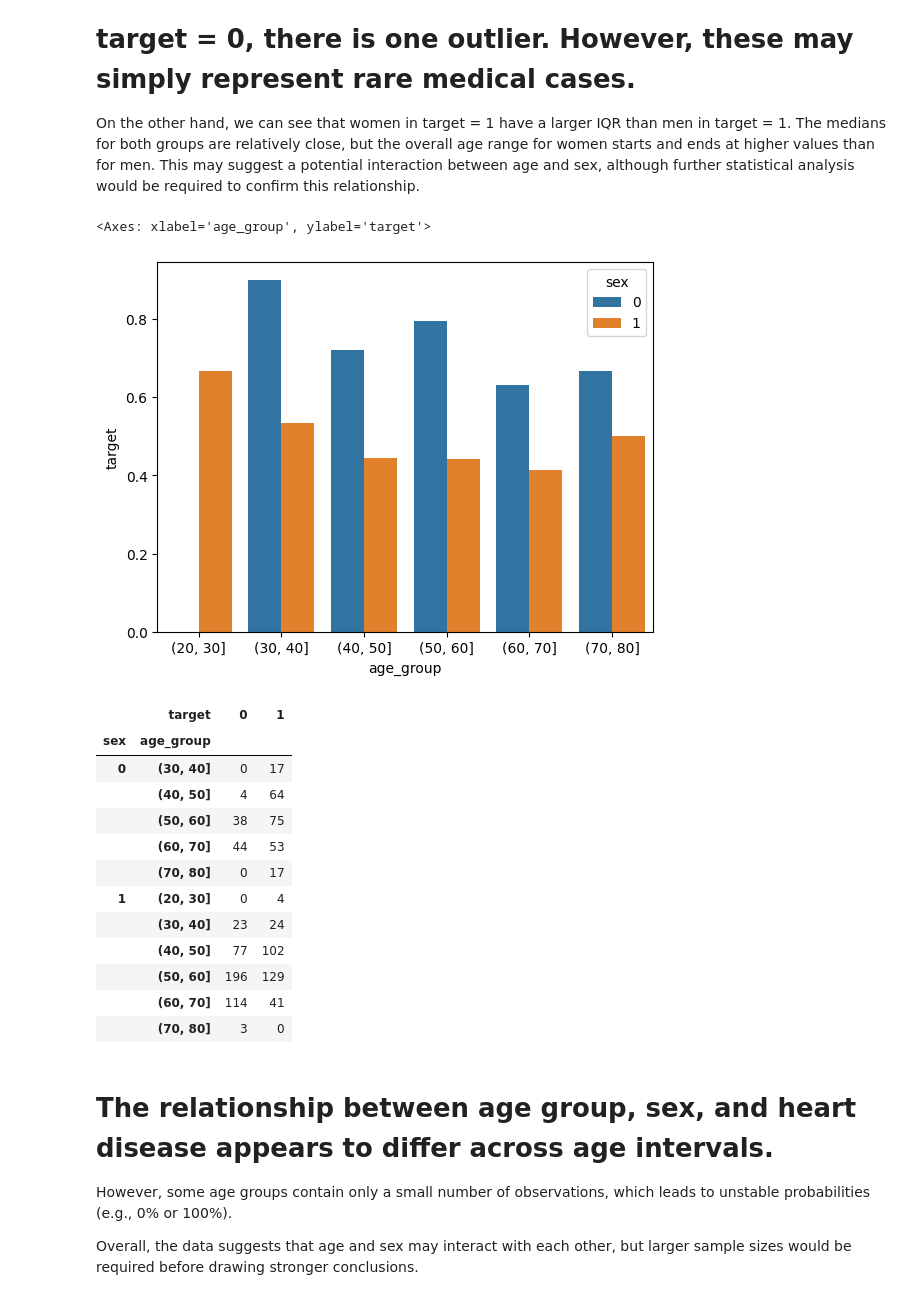
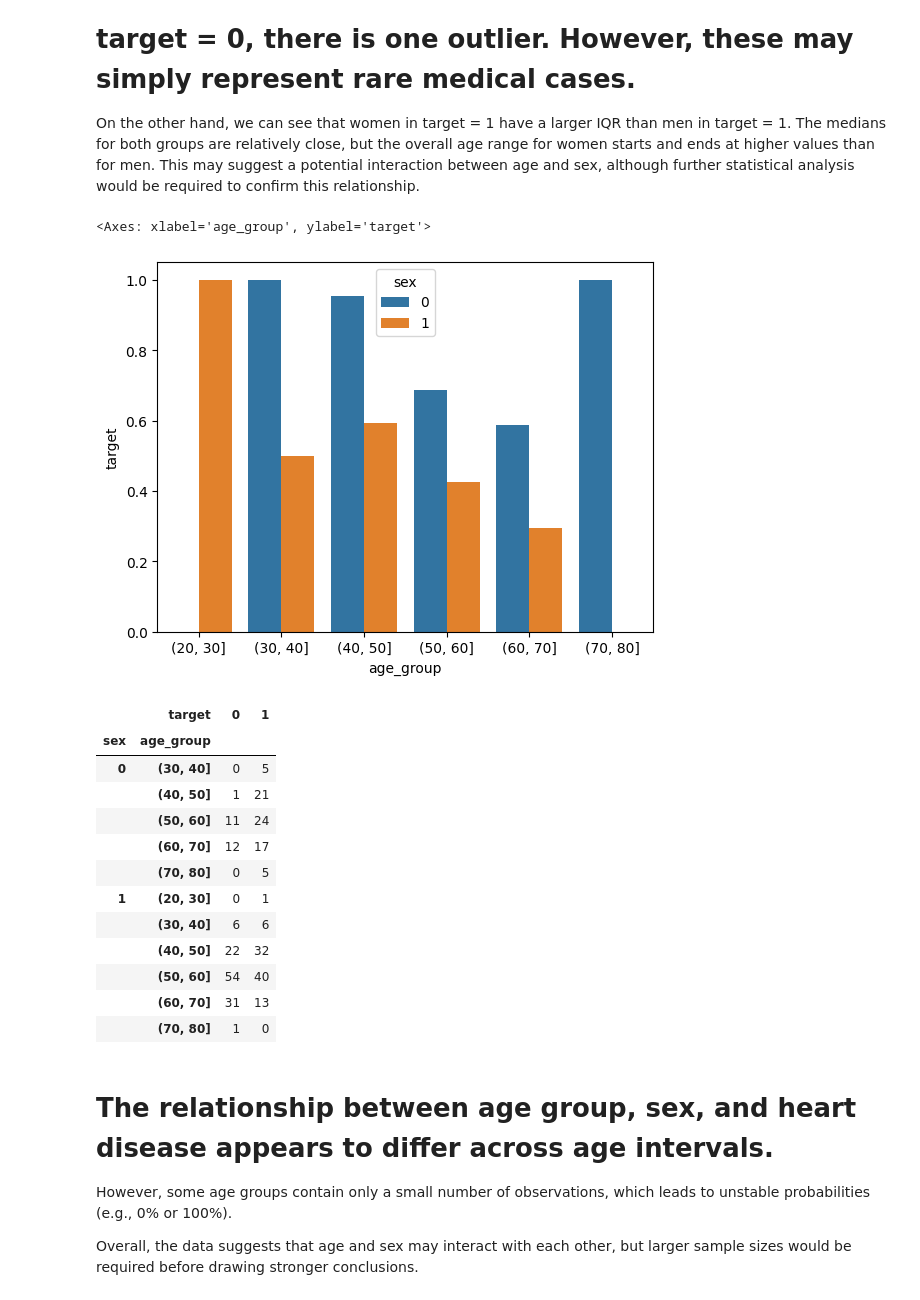
Before and after one commit to Wassiemkahlawi/heart-disease-ml-analysis, a Jupyter notebook: notebooks/01_eda.ipynb, the cells around one changed output. Saved outputs shown, nothing was run; the diff lists cells and outputs as text; code cells hidden in the pictures.

Commit message:
Notebook cleansing

```diff
--- a/notebooks/01_eda.ipynb
+++ b/notebooks/01_eda.ipynb
@@ -159,33 +184,33 @@ plt.show()
 
 On the other hand, we can see that women in target = 1 have a larger IQR than men in target = 1. The medians for both groups are relatively close, but the overall age range for women starts and ends at higher values than for men. This may suggest a potential interaction between age and sex, although further statistical analysis would be required to confirm this relationship.
 # %%
-df_clean["age_group"] = pd.cut(df["age"], bins=[20,30,40,50,60,70,80])
+df_clean["age_group"] = pd.cut(df_clean["age"], bins=[20,30,40,50,60,70,80])
 
 prob = (df_clean.groupby(["sex", "age_group"])["target"]).mean().reset_index()
 
 sns.barplot(data=prob, x="age_group", y="target", hue="sex")
 # %% [output]
 <Axes: xlabel='age_group', ylabel='target'>
-[figure, old version]
+[figure, new version]
 # %%
 pd.crosstab(
-    [df["sex"], df["age_group"]],
-    df["target"]
+    [df_clean["sex"], df_clean["age_group"]],
+    df_clean["target"]
 )
 # %% [output]
 |  | target | 0 | 1 |
 | sex | age_group |  |  |
-| 0 | (30, 40] | 0 | 17 |
-|  | (40, 50] | 4 | 64 |
-|  | (50, 60] | 38 | 75 |
-|  | (60, 70] | 44 | 53 |
-|  | (70, 80] | 0 | 17 |
-| 1 | (20, 30] | 0 | 4 |
-|  | (30, 40] | 23 | 24 |
-|  | (40, 50] | 77 | 102 |
-|  | (50, 60] | 196 | 129 |
-|  | (60, 70] | 114 | 41 |
-|  | (70, 80] | 3 | 0 |
+| 0 | (30, 40] | 0 | 5 |
+|  | (40, 50] | 1 | 21 |
+|  | (50, 60] | 11 | 24 |
+|  | (60, 70] | 12 | 17 |
+|  | (70, 80] | 0 | 5 |
+| 1 | (20, 30] | 0 | 1 |
+|  | (30, 40] | 6 | 6 |
+|  | (40, 50] | 22 | 32 |
+|  | (50, 60] | 54 | 40 |
+|  | (60, 70] | 31 | 13 |
+|  | (70, 80] | 1 | 0 |
 # %% [markdown]
 # The relationship between age group, sex, and heart disease appears to differ across age intervals.
 
```
Also changed, not shown: parts of 34 cells of this notebook.
